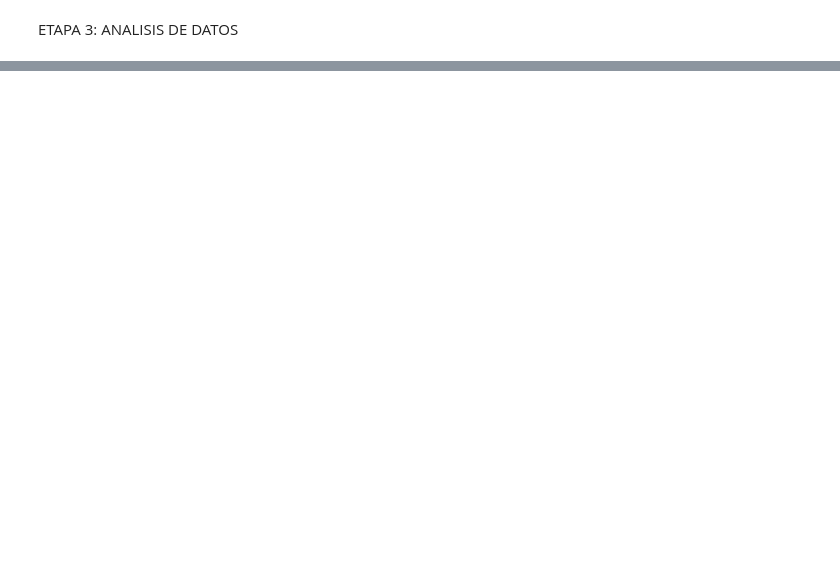
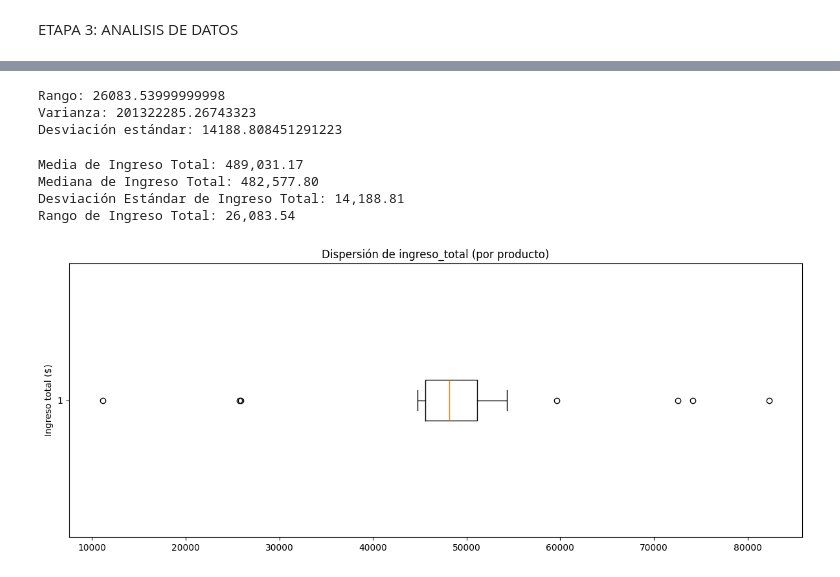
Before and after one commit to AGNS1996/entrega_final_gastonsuarez_cienciadedatos, a Jupyter notebook: Entrega_Final.ipynb, the cells around one changed output, grey strips where cells are left out. Cells and saved outputs as stored; diff of their text form; code cells hidden in the pictures; blank space fills up the shorter version.

```diff
--- a/Entrega_Final.ipynb
+++ b/Entrega_Final.ipynb
@@ -864,0 +1117,12 @@ KeyError: 'producto'
+# %%
+rango = df['ingreso_total'].max() - df['ingreso_total'].min()
+varianza = df['ingreso_total'].var(ddof=1)
+desviacion = df['ingreso_total'].std(ddof=1)
+
+print("Rango:", rango)
+print("Varianza:", varianza)
+print("Desviación estándar:", desviacion)
+# %% [output]
+Rango: 26083.53999999998
+Varianza: 201322285.26743323
+Desviación estándar: 14188.808451291223
@@ -864,0 +1133,29 @@ KeyError: 'producto'
+# %%
+print(f"Media de Ingreso Total: {media:,.2f}")
+print(f"Mediana de Ingreso Total: {mediana:,.2f}")
+print(f"Desviación Estándar de Ingreso Total: {desviacion:,.2f}")
+print(f"Rango de Ingreso Total: {rango:,.2f}")
+# %% [output]
+Media de Ingreso Total: 489,031.17
+Mediana de Ingreso Total: 482,577.80
+Desviación Estándar de Ingreso Total: 14,188.81
+Rango de Ingreso Total: 26,083.54
+# %%
+# Actividad 11 - Análisis Exploratorio de Datos (EDA): Realizar un análisis exploratorio utilizando visualizaciones para identificar patrones y tendencias en las ventas.
+
+# =======================================================
+# 📦 Boxplot: dispersión de ingreso_total (por producto)
+# =======================================================
+
+import matplotlib.pyplot as plt  # importamos matplotlib
+
+vals = resumen_prod['ingreso_total'].dropna()  # tomamos valores numéricos y quitamos NaN
+
+plt.figure(figsize=(12, 5))                     # tamaño del gráfico
+plt.boxplot(vals, vert=False)                   # dibujamos boxplot vertical
+plt.title('Dispersión de ingreso_total (por producto)')  # título
+plt.ylabel('Ingreso total ($)')                # etiqueta del eje Y
+plt.tight_layout()                              # ajustar márgenes
+plt.show()                                      # mostrar gráfico
+# %% [output]
+[figure, added]
```
Also changed, not shown: parts of 33 cells of this notebook.
